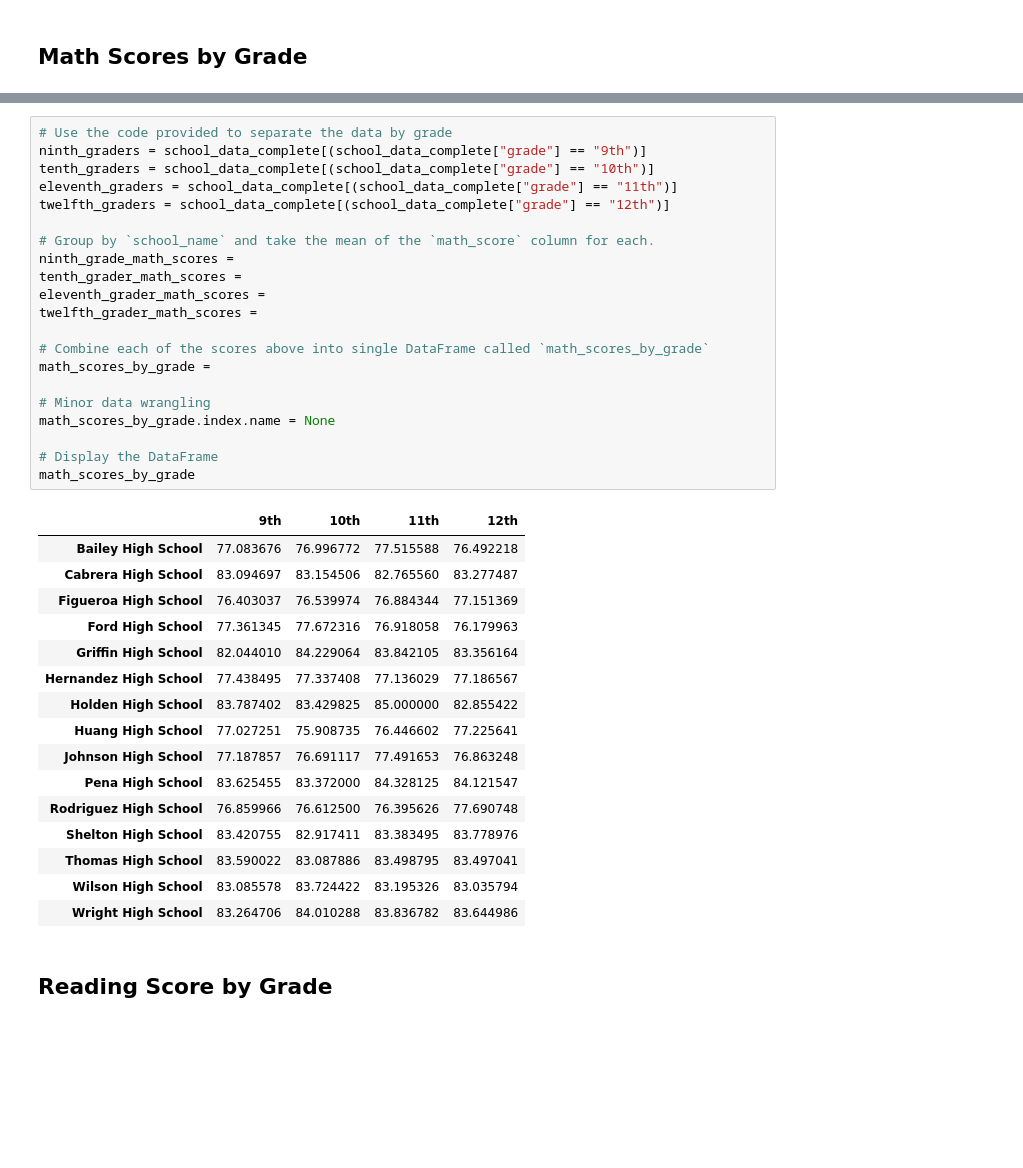
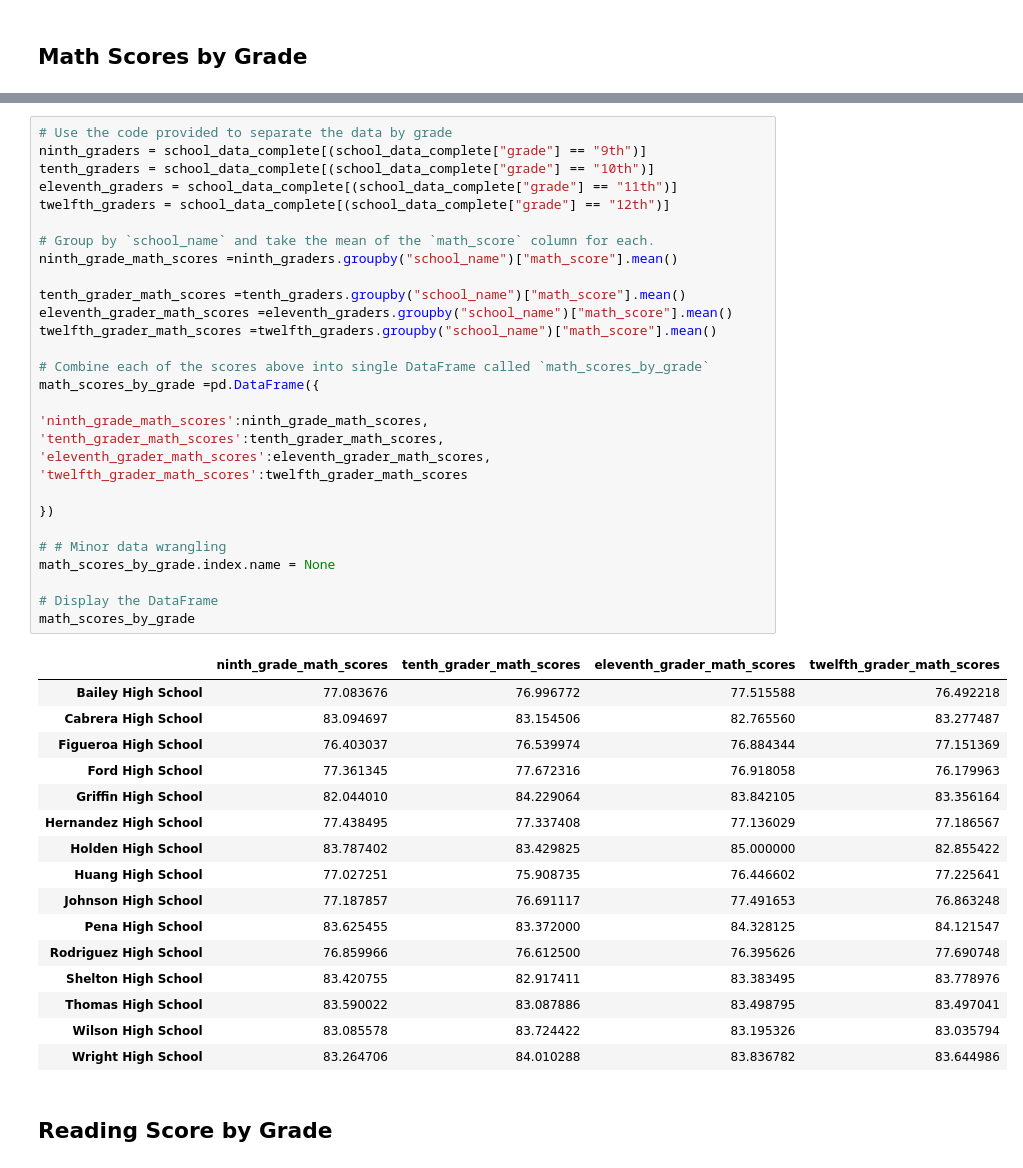
Before and after one commit to wiseorcool/pandas-challenge, a Jupyter notebook: PyCitySchools/PyCitySchools_starter.ipynb, the cells around one changed output, grey strips where cells are left out. Cells and saved outputs as stored; diff of their text form; blank space fills up the shorter version.

```diff
--- a/PyCitySchools/PyCitySchools_starter.ipynb
+++ b/PyCitySchools/PyCitySchools_starter.ipynb
@@ -233,26 +249,34 @@ bottom_schools.head(5)
 # %%
 # Use the code provided to separate the data by grade
 ninth_graders = school_data_complete[(school_data_complete["grade"] == "9th")]
 tenth_graders = school_data_complete[(school_data_complete["grade"] == "10th")]
 eleventh_graders = school_data_complete[(school_data_complete["grade"] == "11th")]
 twelfth_graders = school_data_complete[(school_data_complete["grade"] == "12th")]
 
 # Group by `school_name` and take the mean of the `math_score` column for each.
-ninth_grade_math_scores =
-tenth_grader_math_scores =
-eleventh_grader_math_scores =
-twelfth_grader_math_scores =
+ninth_grade_math_scores =ninth_graders.groupby("school_name")["math_score"].mean()
+
+tenth_grader_math_scores =tenth_graders.groupby("school_name")["math_score"].mean()
+eleventh_grader_math_scores =eleventh_graders.groupby("school_name")["math_score"].mean()
+twelfth_grader_math_scores =twelfth_graders.groupby("school_name")["math_score"].mean()
 
 # Combine each of the scores above into single DataFrame called `math_scores_by_grade`
-math_scores_by_grade =
+math_scores_by_grade =pd.DataFrame({
 
-# Minor data wrangling
+'ninth_grade_math_scores':ninth_grade_math_scores,
+'tenth_grader_math_scores':tenth_grader_math_scores,
+'eleventh_grader_math_scores':eleventh_grader_math_scores,
+'twelfth_grader_math_scores':twelfth_grader_math_scores
+
+})
+
+# # Minor data wrangling
 math_scores_by_grade.index.name = None
 
 # Display the DataFrame
 math_scores_by_grade
 # %% [output]
-|  | 9th | 10th | 11th | 12th |
+|  | ninth_grade_math_scores | tenth_grader_math_scores | eleventh_grader_math_scores | twelfth_grader_math_scores |
 | Bailey High School | 77.083676 | 76.996772 | 77.515588 | 76.492218 |
 | Cabrera High School | 83.094697 | 83.154506 | 82.765560 | 83.277487 |
 | Figueroa High School | 76.403037 | 76.539974 | 76.884344 | 77.151369 |
```
Also changed, not shown: parts of 2 cells of this notebook.
